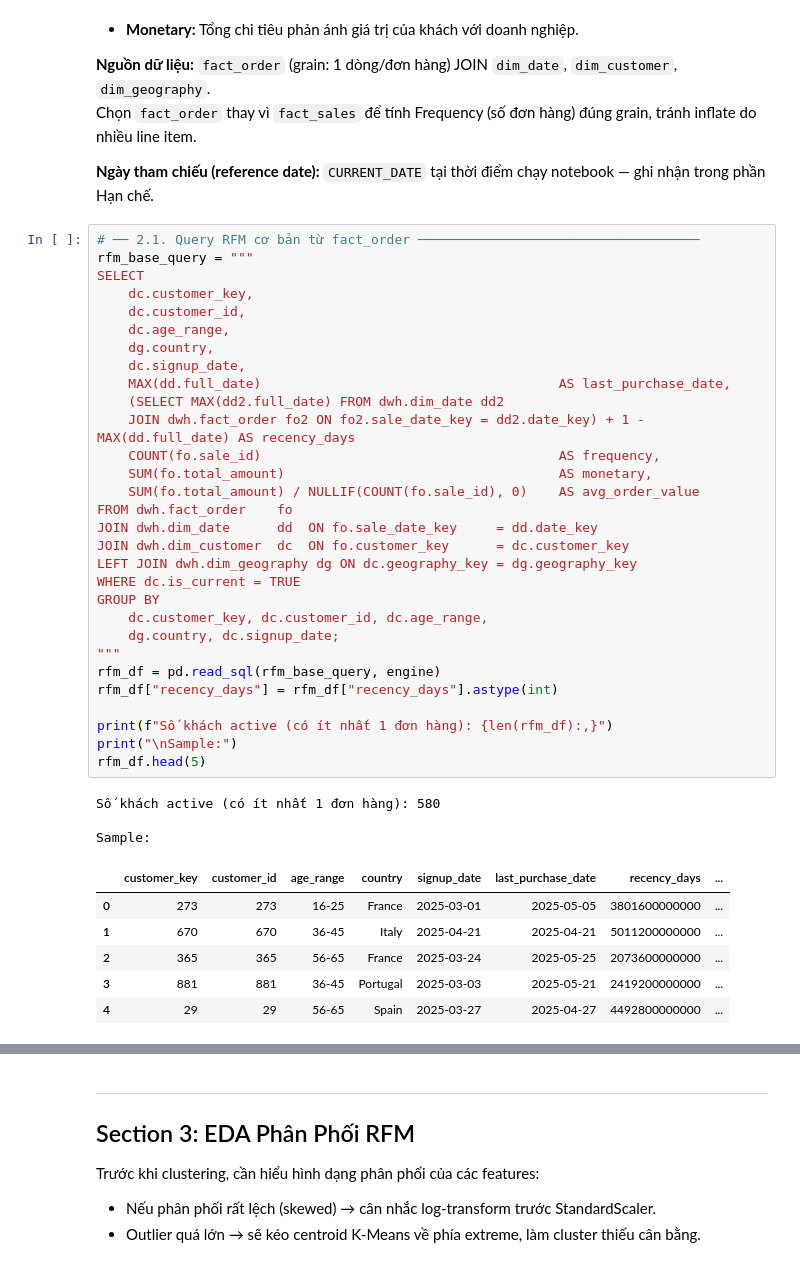
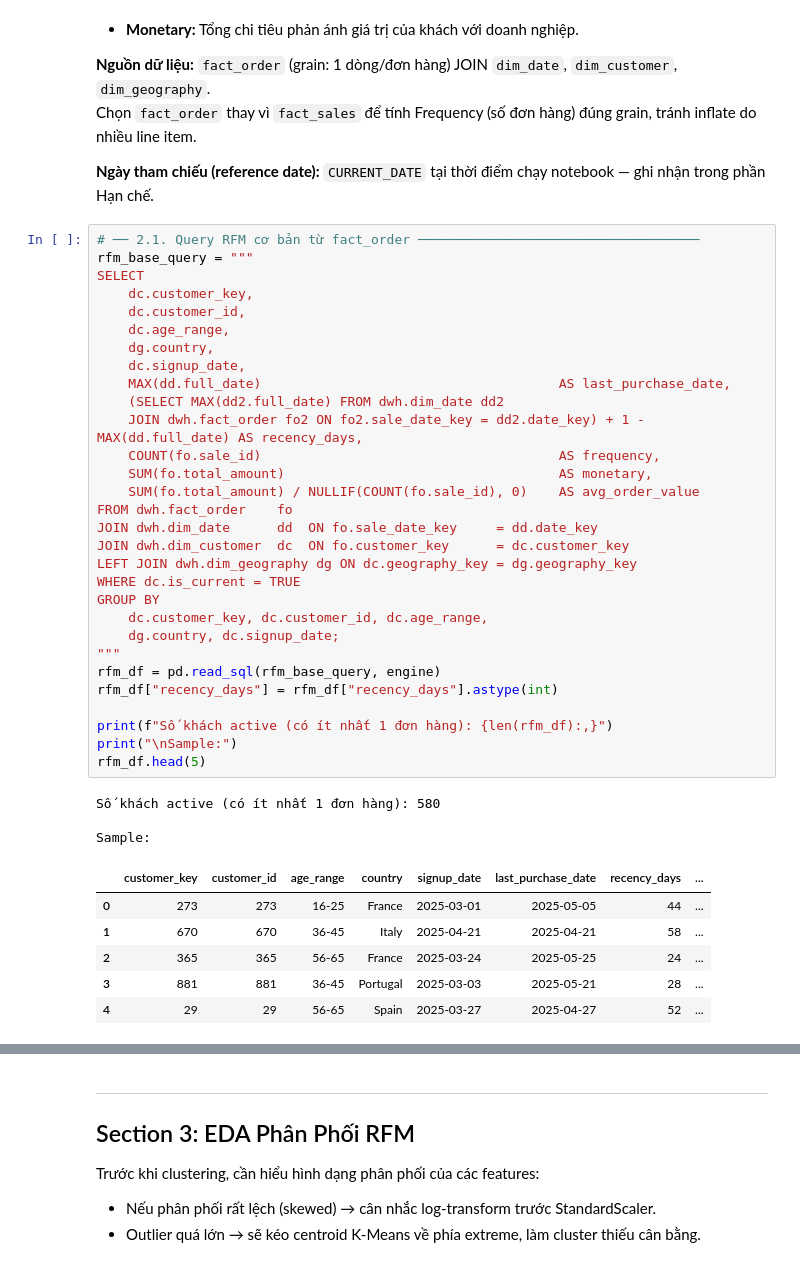
Before and after one commit to kung-da/european-fashion, a Jupyter notebook: notebooks/05_customer_segmentation.ipynb, the cells around one changed output, grey strips where cells are left out. Drawn from its saved outputs; the diff is of its cells as text.

```diff
--- a/notebooks/05_customer_segmentation.ipynb
+++ b/notebooks/05_customer_segmentation.ipynb
@@ -287,39 +287,39 @@ SELECT
     dc.customer_key,
     dc.customer_id,
     dc.age_range,
     dg.country,
     dc.signup_date,
     MAX(dd.full_date)                                      AS last_purchase_date,
     (SELECT MAX(dd2.full_date) FROM dwh.dim_date dd2
-    JOIN dwh.fact_order fo2 ON fo2.sale_date_key = dd2.date_key) + 1 - MAX(dd.full_date) AS recency_days
+    JOIN dwh.fact_order fo2 ON fo2.sale_date_key = dd2.date_key) + 1 - MAX(dd.full_date) AS recency_days,
     COUNT(fo.sale_id)                                      AS frequency,
     SUM(fo.total_amount)                                   AS monetary,
     SUM(fo.total_amount) / NULLIF(COUNT(fo.sale_id), 0)    AS avg_order_value
 FROM dwh.fact_order    fo
 JOIN dwh.dim_date      dd  ON fo.sale_date_key     = dd.date_key
 JOIN dwh.dim_customer  dc  ON fo.customer_key      = dc.customer_key
 LEFT JOIN dwh.dim_geography dg ON dc.geography_key = dg.geography_key
 WHERE dc.is_current = TRUE
 GROUP BY
     dc.customer_key, dc.customer_id, dc.age_range,
     dg.country, dc.signup_date;
 """
 rfm_df = pd.read_sql(rfm_base_query, engine)
 rfm_df["recency_days"] = rfm_df["recency_days"].astype(int)
 
 print(f"Số khách active (có ít nhất 1 đơn hàng): {len(rfm_df):,}")
 print("\nSample:")
 rfm_df.head(5)
 # %% [output]
 Số khách active (có ít nhất 1 đơn hàng): 580
 
 Sample:
 |  | customer_key | customer_id | age_range | country | signup_date | last_purchase_date | recency_days | ... |
-| 0 | 273 | 273 | 16-25 | France | 2025-03-01 | 2025-05-05 | 3801600000000 | ... |
-| 1 | 670 | 670 | 36-45 | Italy | 2025-04-21 | 2025-04-21 | 5011200000000 | ... |
-| 2 | 365 | 365 | 56-65 | France | 2025-03-24 | 2025-05-25 | 2073600000000 | ... |
-| 3 | 881 | 881 | 36-45 | Portugal | 2025-03-03 | 2025-05-21 | 2419200000000 | ... |
-| 4 | 29 | 29 | 56-65 | Spain | 2025-03-27 | 2025-04-27 | 4492800000000 | ... |
+| 0 | 273 | 273 | 16-25 | France | 2025-03-01 | 2025-05-05 | 44 | ... |
+| 1 | 670 | 670 | 36-45 | Italy | 2025-04-21 | 2025-04-21 | 58 | ... |
+| 2 | 365 | 365 | 56-65 | France | 2025-03-24 | 2025-05-25 | 24 | ... |
+| 3 | 881 | 881 | 36-45 | Portugal | 2025-03-03 | 2025-05-21 | 28 | ... |
+| 4 | 29 | 29 | 56-65 | Spain | 2025-03-27 | 2025-04-27 | 52 | ... |
 # %%
 # ── 2.2. Feature bổ sung: preferred_channel từ fact_order ──────────────────
 channel_pref_query = """
```
Also changed, not shown: parts of 9 cells of this notebook.
